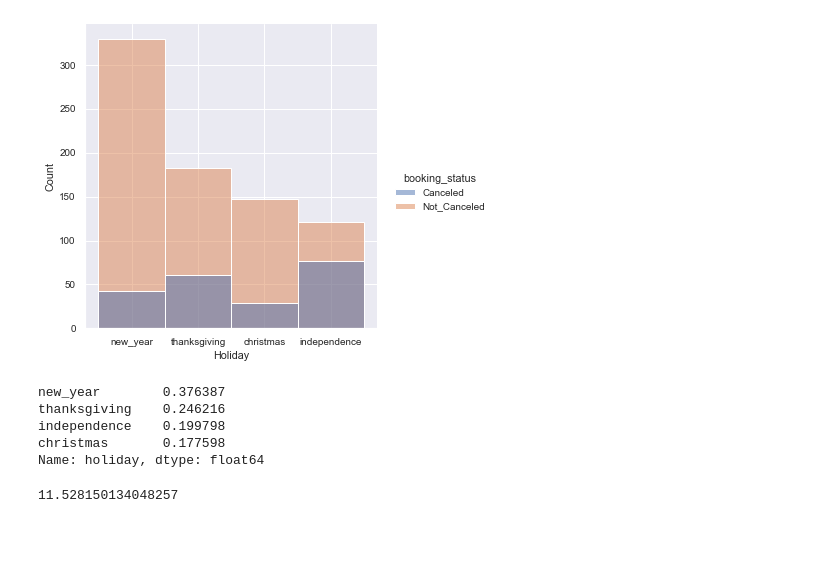
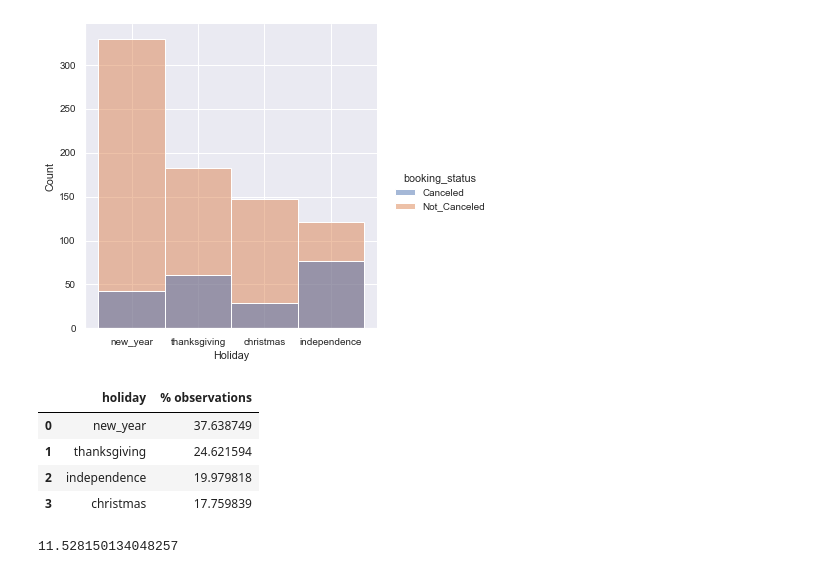
Before and after one commit to LinhNgaNguyen/STAT303-2-Project, a Jupyter notebook: Model - New Variables.ipynb, the cells around one changed output. Drawn from its saved outputs; the diff is of its cells as text; code cells hidden in the pictures; blank space fills up the shorter version.

```diff
--- a/Model - New Variables.ipynb
+++ b/Model - New Variables.ipynb
@@ -148,14 +148,17 @@ a.set_titles("{col_name}")
 # %% [output]
 <seaborn.axisgrid.FacetGrid at 0x...>
 [figure]
-# %%
-train['holiday'].value_counts()/train['holiday'].value_counts().sum()
-# %% [output]
-new_year        0.376387
-thanksgiving    0.246216
-independence    0.199798
-christmas       0.177598
-Name: holiday, dtype: float64
+# %%
+observations = (train['holiday'].value_counts()/train['holiday'].value_counts().sum())*100
+# %%
+df = pd.DataFrame({'holiday': observations.index, '% observations': observations.values})
+df
+# %% [output]
+|  | holiday | % observations |
+| 0 | new_year | 37.638749 |
+| 1 | thanksgiving | 24.621594 |
+| 2 | independence | 19.979818 |
+| 3 | christmas | 17.759839 |
 # %%
 new_year_no = train.loc[(train.holiday == 'new_year') & (train.booking_status == 'Not_Canceled')]
 new_year_yes = train.loc[(train.holiday == 'new_year') & (train.booking_status == 'Canceled')]
```
Also changed, not shown: parts of 1 cell of this notebook.
